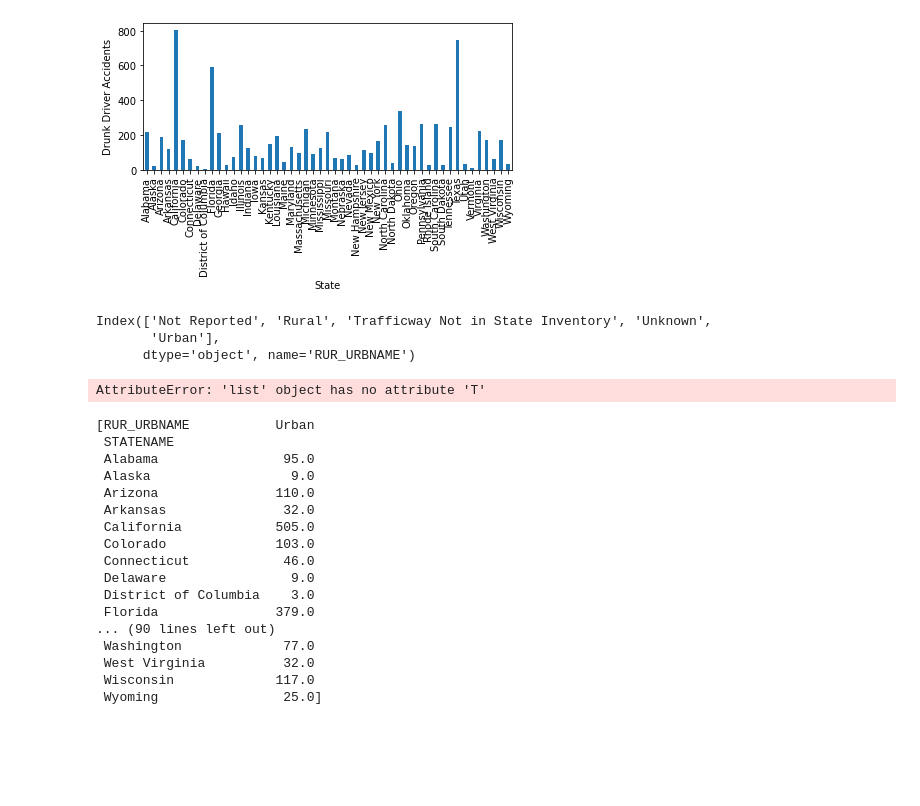
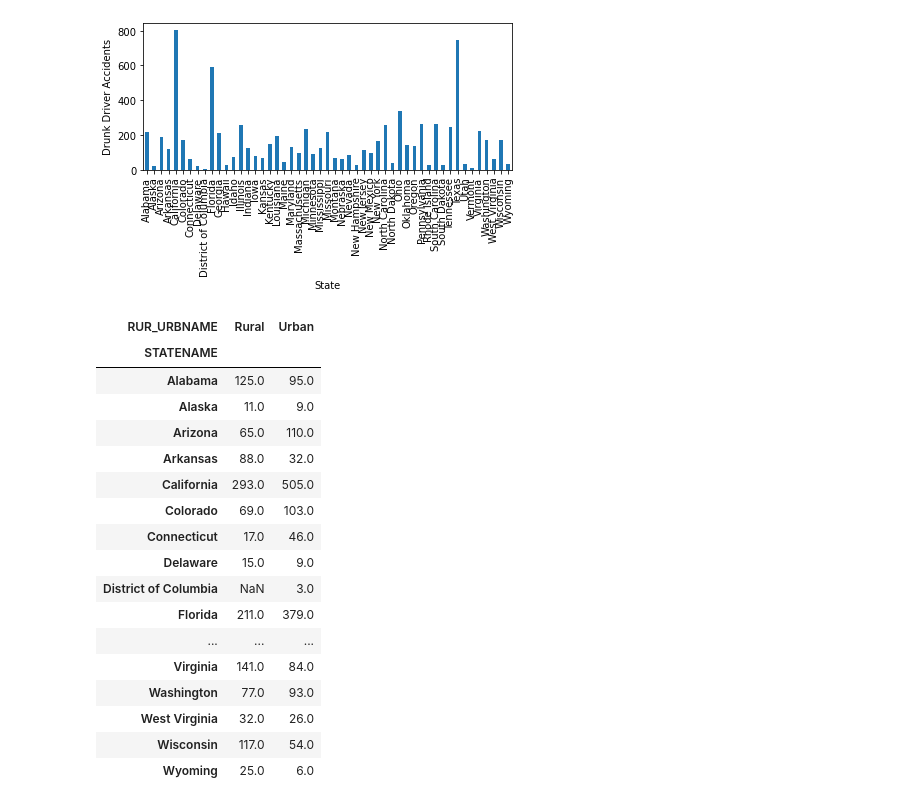
Before and after one commit to jordanroessle/project-one, a Jupyter notebook: intoxicated_stat.ipynb, the cells around one changed output. Saved outputs shown, nothing was run; the diff lists cells and outputs as text; code cells hidden in the pictures; blank space fills up the shorter version.

```diff
--- a/intoxicated_stat.ipynb
+++ b/intoxicated_stat.ipynb
@@ -48,35 +48,25 @@ plt.show()
 # %%
 rur_urb = drunk_df.groupby(['STATENAME', 'RUR_URBNAME']).count().unstack('RUR_URBNAME')
 rurb_count = rur_urb['Unnamed: 0']
-rurb_count.keys()
-# %% [output]
-Index(['Not Reported', 'Rural', 'Trafficway Not in State Inventory', 'Unknown',
-       'Urban'],
-      dtype='object', name='RUR_URBNAME')
-# %%
-rur_urb_b = rurb_count[['Urban']]
-rur_urb_c = rurb_count[['Rural']]
-
-urb_rur_list = [rur_urb_b, rur_urb_c]
-# %% [output]
-AttributeError: 'list' object has no attribute 'T'
-# %%
-urb_rur_list
-# %% [output]
-[RUR_URBNAME           Urban
- STATENAME
- Alabama                95.0
- Alaska                  9.0
- Arizona               110.0
- Arkansas               32.0
- California            505.0
- Colorado              103.0
- Connecticut            46.0
- Delaware                9.0
- District of Columbia    3.0
- Florida               379.0
-... (90 lines left out)
- Washington             77.0
- West Virginia          32.0
- Wisconsin             117.0
- Wyoming                25.0]
+# %%
+rurb_clean = rurb_count.drop(['Not Reported','Trafficway Not in State Inventory','Unknown'], axis=1)
+rurb_clean
+# %% [output]
+| RUR_URBNAME | Rural | Urban |
+| STATENAME |  |  |
+| Alabama | 125.0 | 95.0 |
+| Alaska | 11.0 | 9.0 |
+| Arizona | 65.0 | 110.0 |
+| Arkansas | 88.0 | 32.0 |
+| California | 293.0 | 505.0 |
+| Colorado | 69.0 | 103.0 |
+| Connecticut | 17.0 | 46.0 |
+| Delaware | 15.0 | 9.0 |
+| District of Columbia | NaN | 3.0 |
+| Florida | 211.0 | 379.0 |
+| ... | ... | ... |
+| Virginia | 141.0 | 84.0 |
+| Washington | 77.0 | 93.0 |
+| West Virginia | 32.0 | 26.0 |
+| Wisconsin | 117.0 | 54.0 |
+| Wyoming | 25.0 | 6.0 |
```
Also changed, not shown: parts of 1 cell of this notebook.
